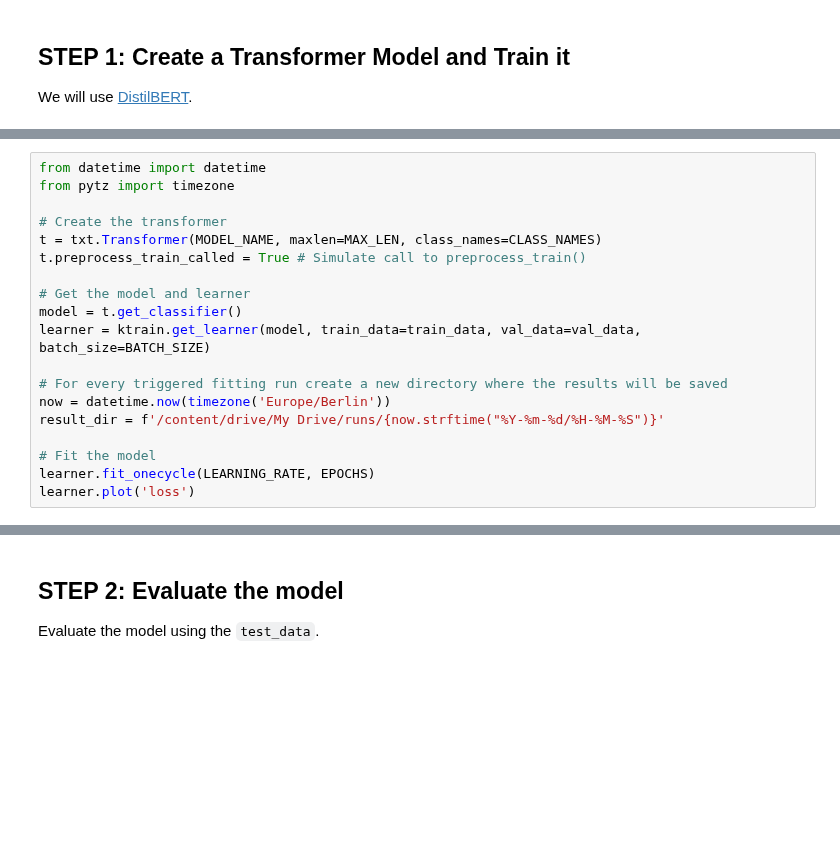
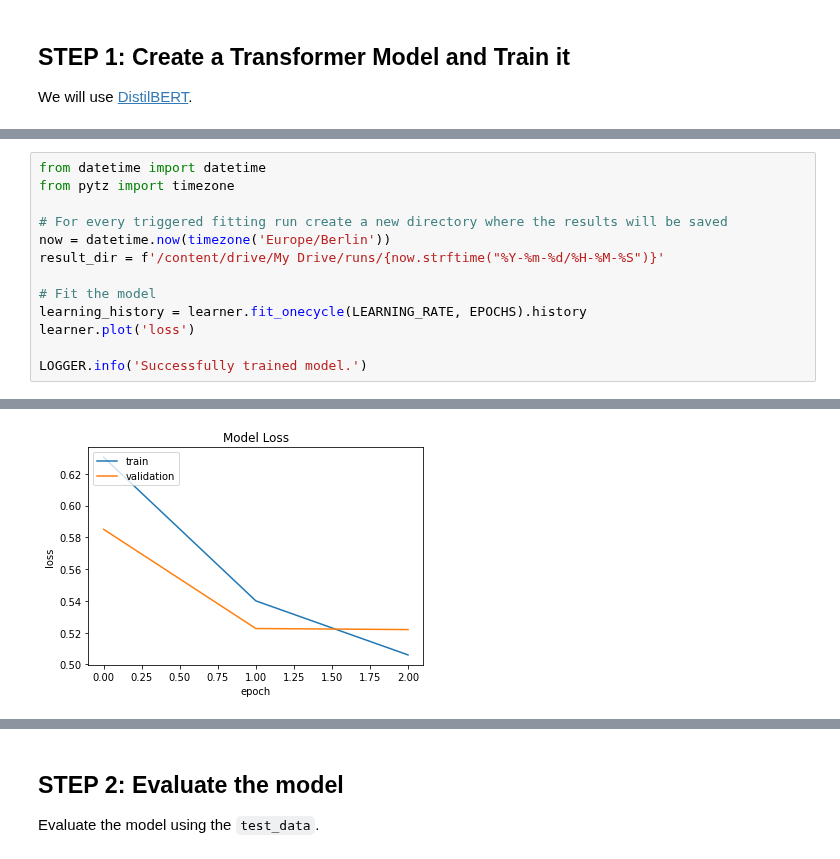
Before and after one commit to HaaLeo/vague-requirements-scripts, a Jupyter notebook: colab-notebooks/BERT.ipynb, the cells around one changed output, grey strips where cells are left out. Saved outputs shown, nothing was run; the diff lists cells and outputs as text; blank space fills up the shorter version.

```diff
--- a/colab-notebooks/BERT.ipynb
+++ b/colab-notebooks/BERT.ipynb
@@ -257,20 +310,14 @@ We will use [DistilBERT](https://arxiv.org/abs/1910.01108).
 # %%
 from datetime import datetime
 from pytz import timezone
-
-# Create the transformer
-t = txt.Transformer(MODEL_NAME, maxlen=MAX_LEN, class_names=CLASS_NAMES)
-t.preprocess_train_called = True # Simulate call to preprocess_train()
-
-# Get the model and learner
-model = t.get_classifier()
-learner = ktrain.get_learner(model, train_data=train_data, val_data=val_data, batch_size=BATCH_SIZE)
 
 # For every triggered fitting run create a new directory where the results will be saved
 now = datetime.now(timezone('Europe/Berlin'))
 result_dir = f'/content/drive/My Drive/runs/{now.strftime("%Y-%m-%d/%H-%M-%S")}'
 
 # Fit the model
-learner.fit_onecycle(LEARNING_RATE, EPOCHS)
+learning_history = learner.fit_onecycle(LEARNING_RATE, EPOCHS).history
 learner.plot('loss')
+
+LOGGER.info('Successfully trained model.')
 # %% [output]
@@ -292,0 +332 @@ Epoch 4/4
+[figure, added]
```
Also changed, not shown: parts of 13 cells of this notebook.
